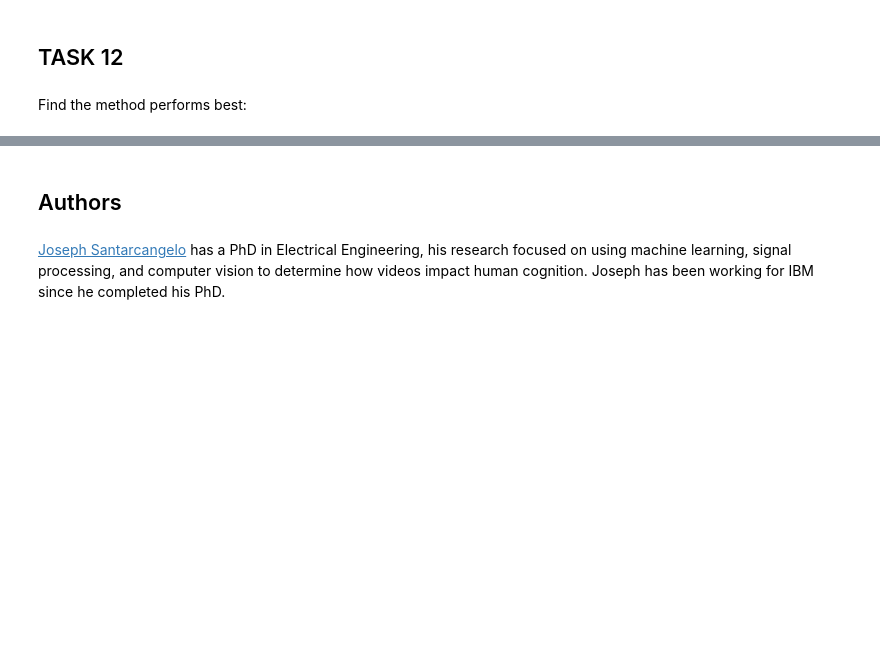
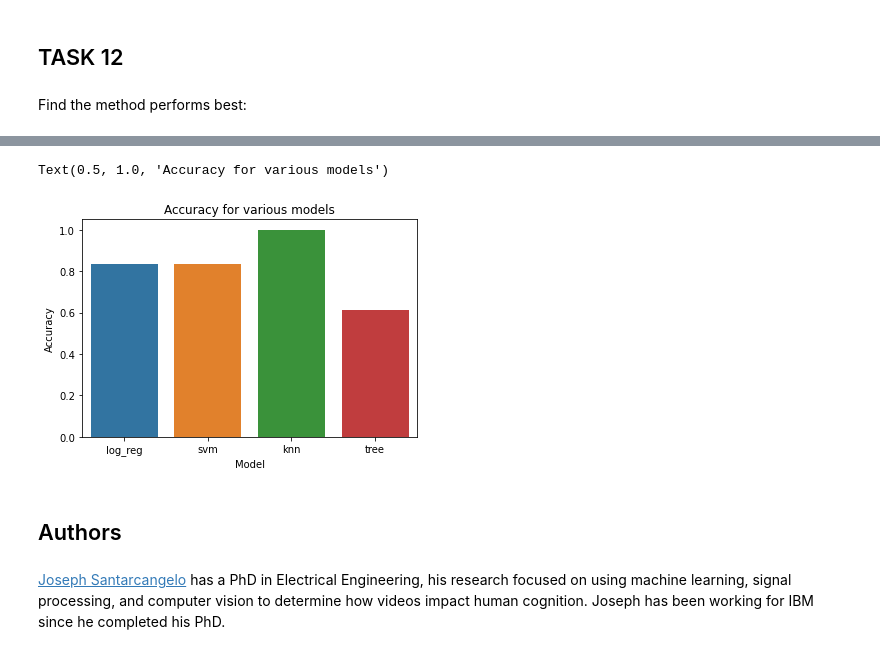
Before and after one commit to learner-nkn/datasciencecoursera, a Jupyter notebook: C10_W4_PredictionPipeline.ipynb, the cells around one changed output, grey strips where cells are left out. Saved outputs shown, nothing was run; the diff lists cells and outputs as text; code cells hidden in the pictures; blank space fills up the shorter version.

```diff
--- a/C10_W4_PredictionPipeline.ipynb
+++ b/C10_W4_PredictionPipeline.ipynb
@@ -358,6 +358,17 @@ tree 0.8888888888888888
 2
 knn
 Best model is:  knn
+# %%
+df = pd.DataFrame.from_dict([key, val] for key, val in accuracy_dict.items())
+df.rename(columns={'0': 'Model', '1': 'Accuracy'}, inplace=True)
+# %%
+sns.barplot(data=df, x=0, y=1)
+plt.xlabel('Model')
+plt.ylabel('Accuracy')
+plt.title('Accuracy for various models')
+# %% [output]
+Text(0.5, 1.0, 'Accuracy for various models')
+[figure, added]
 # %% [markdown]
 ## Authors
 # %% [markdown]
```
Also changed, not shown: parts of 3 cells of this notebook.
